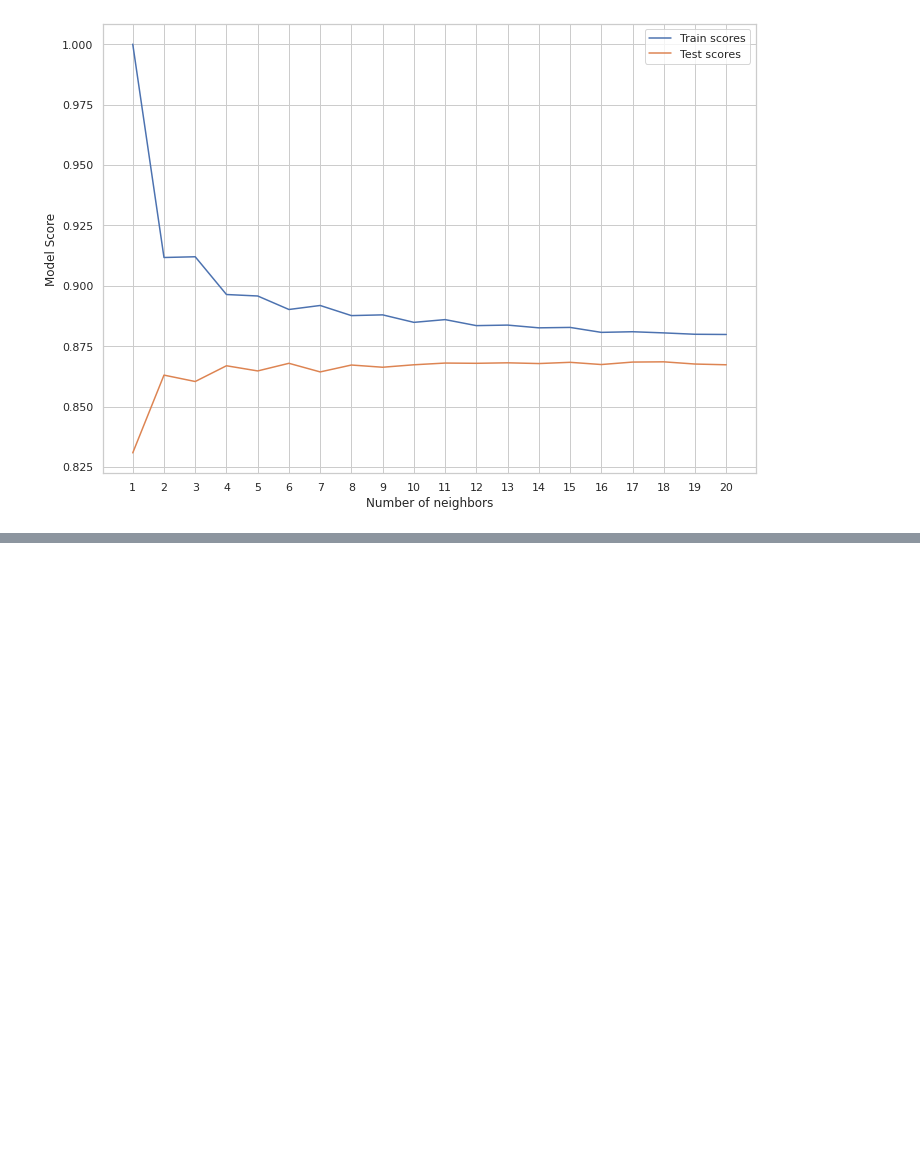
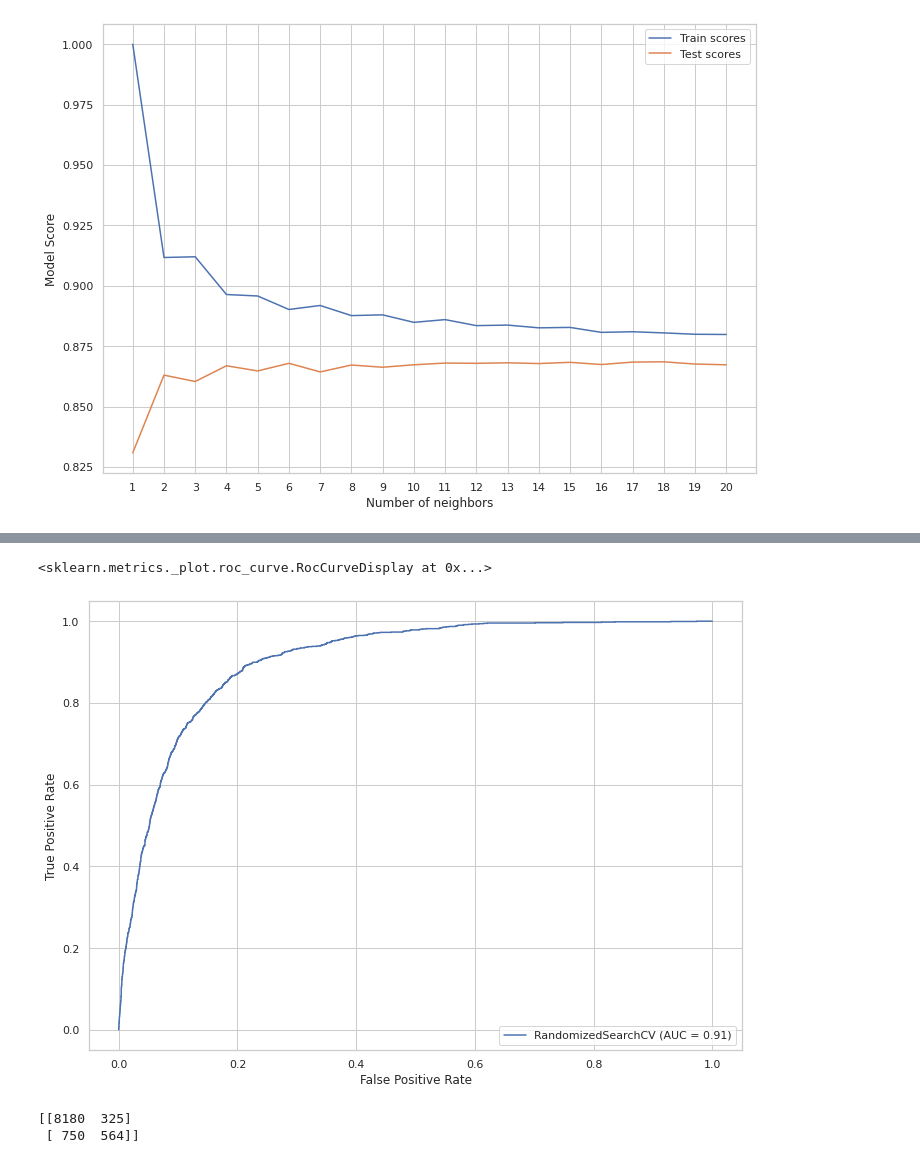
Before and after one commit to asim5800/Marketing-Campaign-Effectiveness-Prediction-, a Jupyter notebook: Bank_Marketing_Effectiveness_Prediction_Capstone_Project.ipynb, the cells around one changed output, grey strips where cells are left out. Drawn from its saved outputs; the diff is of its cells as text; code cells hidden in the pictures; blank space fills up the shorter version.

```diff
--- a/Bank_Marketing_Effectiveness_Prediction_Capstone_Project.ipynb
+++ b/Bank_Marketing_Effectiveness_Prediction_Capstone_Project.ipynb
@@ -450,0 +475,13 @@ Maximum KNN score on the test data:86.85% on k value as 17
+# %%
+#tune logistic regression
+np.random.seed(42)
+#setup random hyperparameter search for logistic regression
+rs_log_reg = RandomizedSearchCV(LogisticRegression(),
+                                param_distributions=log_reg_grid,
+                                cv=5,
+                                n_iter=20,
+                                verbose=True)
+
+
+# fit random hyperparameter search for logistic regression
+rs_log_reg.fit(X_train,y_train)
@@ -450,0 +518,13 @@ Maximum KNN score on the test data:86.85% on k value as 17
+# %%
+# doing for random forest
+np.random.seed(42)
+#setup random hyperparameter search for logistic regression
+rs_rf = RandomizedSearchCV(RandomForestClassifier(n_jobs=-1),
+                                param_distributions=rf_grid,
+                                cv=5,
+                                n_iter=20,
+                                verbose=True)
+
+#fit random hyperparamter search model for RandomForestClassifier()
+
+rs_rf.fit(X_train,y_train)
@@ -450,0 +626,13 @@ Maximum KNN score on the test data:86.85% on k value as 17
+# %%
+#roc curve true+ rate against false+ rate
+plot_roc_curve(rs_rf, X_test,y_test);
+# %% [output]
+<sklearn.metrics._plot.roc_curve.RocCurveDisplay at 0x...>
+[figure, added]
+# %%
+#confusion matrix
+cf_matrix=confusion_matrix(y_test,y_preds)
+print(cf_matrix)
+# %% [output]
+[[8180  325]
+ [ 750  564]]
```
Also changed, not shown: parts of 34 cells of this notebook.
